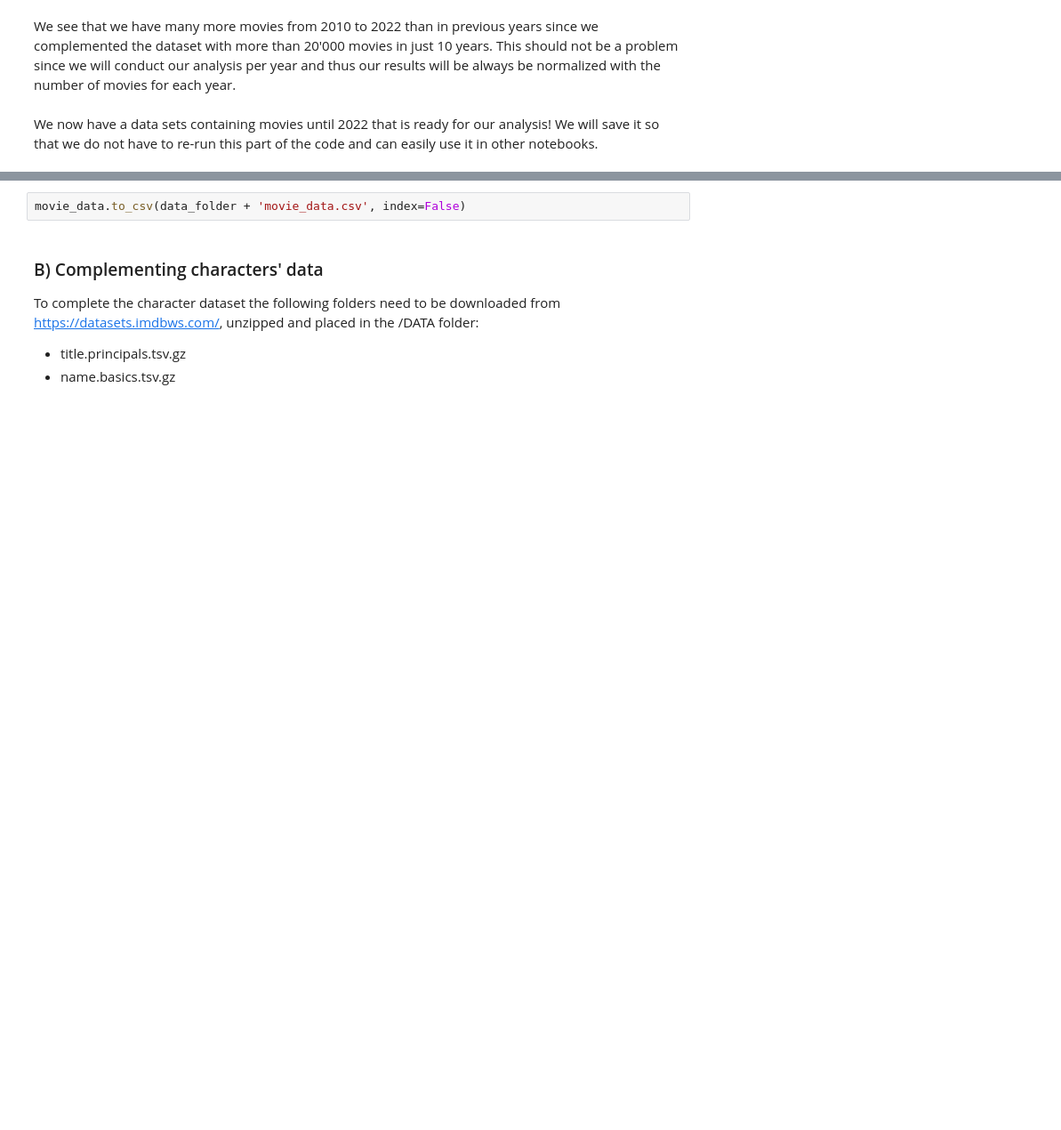
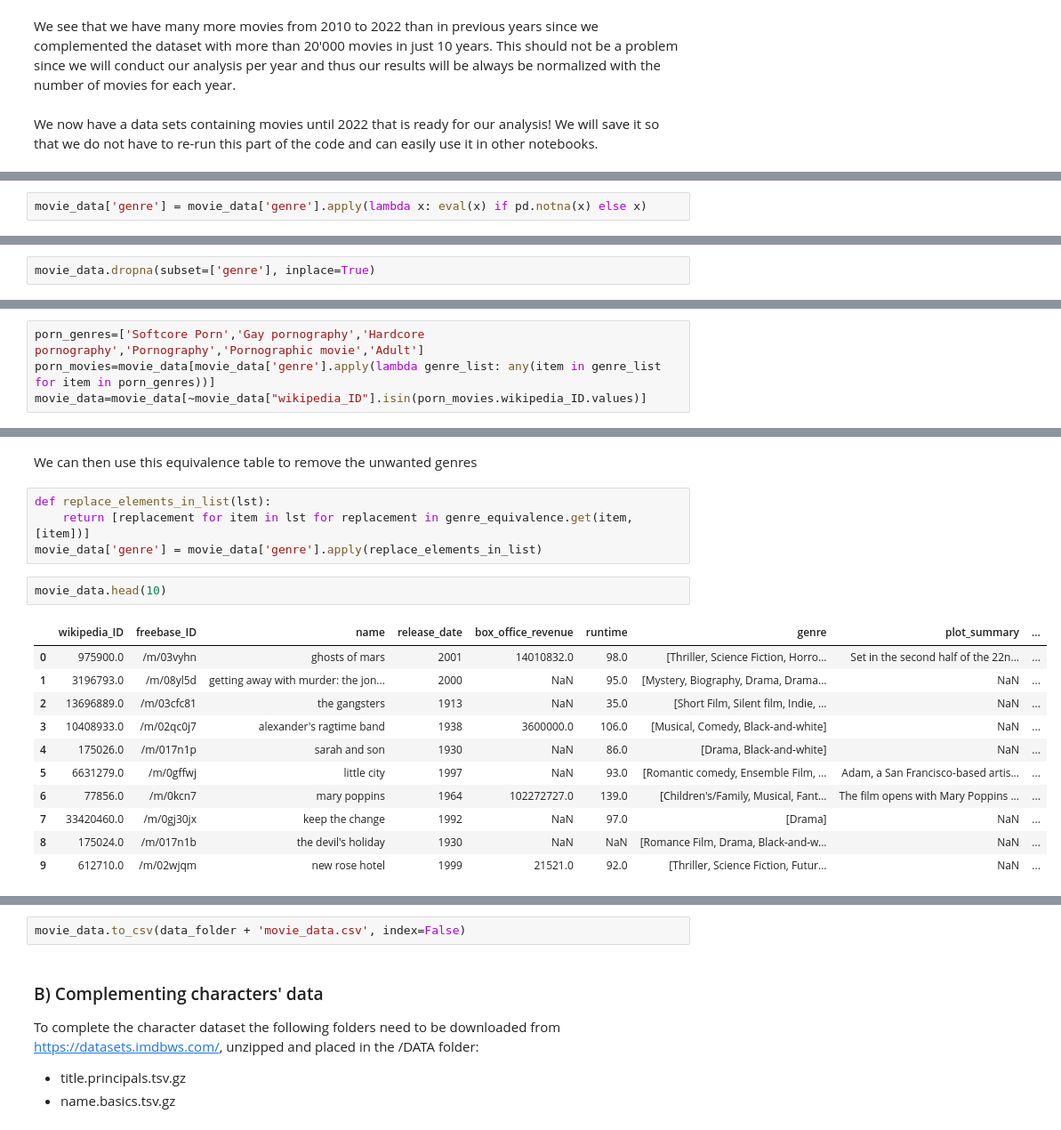
Before and after one commit to epfl-ada/ada-2023-project-badabob, a Jupyter notebook: M2.ipynb, the cells around one changed output, grey strips where cells are left out. Shown at 89% size. Saved outputs shown, nothing was run; the diff lists cells and outputs as text; blank space fills up the shorter version.

```diff
--- a/M2.ipynb
+++ b/M2.ipynb
@@ -518,0 +505,2 @@ We now have a data sets containing movies until 2022 that is ready for our analy
+# %%
+movie_data['genre'] = movie_data['genre'].apply(lambda x: eval(x) if pd.notna(x) else x)
@@ -518,0 +512,2 @@ We now have a data sets containing movies until 2022 that is ready for our analy
+# %%
+movie_data.dropna(subset=['genre'], inplace=True)
@@ -518,0 +523,4 @@ We now have a data sets containing movies until 2022 that is ready for our analy
+# %%
+porn_genres=['Softcore Porn','Gay pornography','Hardcore pornography','Pornography','Pornographic movie','Adult']
+porn_movies=movie_data[movie_data['genre'].apply(lambda genre_list: any(item in genre_list for item in porn_genres))]
+movie_data=movie_data[~movie_data["wikipedia_ID"].isin(porn_movies.wikipedia_ID.values)]
@@ -518,0 +740,20 @@ We now have a data sets containing movies until 2022 that is ready for our analy
+# %% [markdown]
+We can then use this equivalence table to remove the unwanted genres
+# %%
+def replace_elements_in_list(lst):
+    return [replacement for item in lst for replacement in genre_equivalence.get(item, [item])]
+movie_data['genre'] = movie_data['genre'].apply(replace_elements_in_list)
+# %%
+movie_data.head(10)
+# %% [output]
+|  | wikipedia_ID | freebase_ID | name | release_date | box_office_revenue | runtime | genre | plot_summary | ... |
+| 0 | 975900.0 | /m/03vyhn | ghosts of mars | 2001 | 14010832.0 | 98.0 | [Thriller, Science Fiction, Horro... | Set in the second half of the 22n... | ... |
+| 1 | 3196793.0 | /m/08yl5d | getting away with murder: the jon... | 2000 | NaN | 95.0 | [Mystery, Biography, Drama, Drama... | NaN | ... |
+| 2 | 13696889.0 | /m/03cfc81 | the gangsters | 1913 | NaN | 35.0 | [Short Film, Silent film, Indie, ... | NaN | ... |
+| 3 | 10408933.0 | /m/02qc0j7 | alexander's ragtime band | 1938 | 3600000.0 | 106.0 | [Musical, Comedy, Black-and-white] | NaN | ... |
+| 4 | 175026.0 | /m/017n1p | sarah and son | 1930 | NaN | 86.0 | [Drama, Black-and-white] | NaN | ... |
+| 5 | 6631279.0 | /m/0gffwj | little city | 1997 | NaN | 93.0 | [Romantic comedy, Ensemble Film, ... | Adam, a San Francisco-based artis... | ... |
+| 6 | 77856.0 | /m/0kcn7 | mary poppins | 1964 | 102272727.0 | 139.0 | [Children's/Family, Musical, Fant... | The film opens with Mary Poppins ... | ... |
+| 7 | 33420460.0 | /m/0gj30jx | keep the change | 1992 | NaN | 97.0 | [Drama] | NaN | ... |
+| 8 | 175024.0 | /m/017n1b | the devil's holiday | 1930 | NaN | NaN | [Romance Film, Drama, Black-and-w... | NaN | ... |
+| 9 | 612710.0 | /m/02wjqm | new rose hotel | 1999 | 21521.0 | 92.0 | [Thriller, Science Fiction, Futur... | NaN | ... |
```
Also changed, not shown: parts of 53 cells of this notebook.
